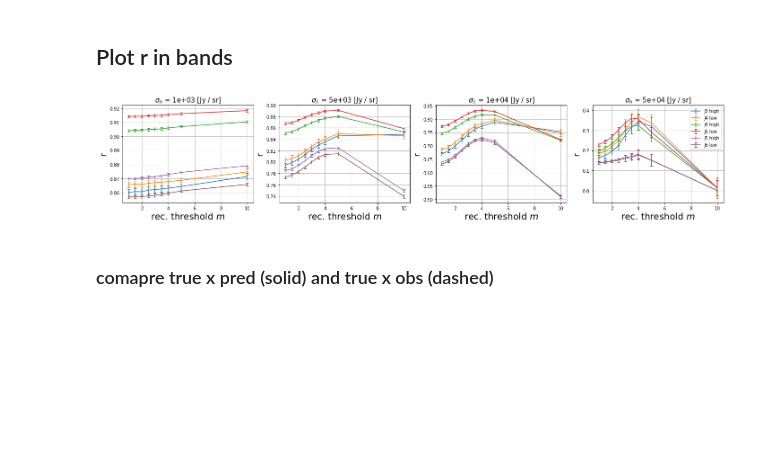
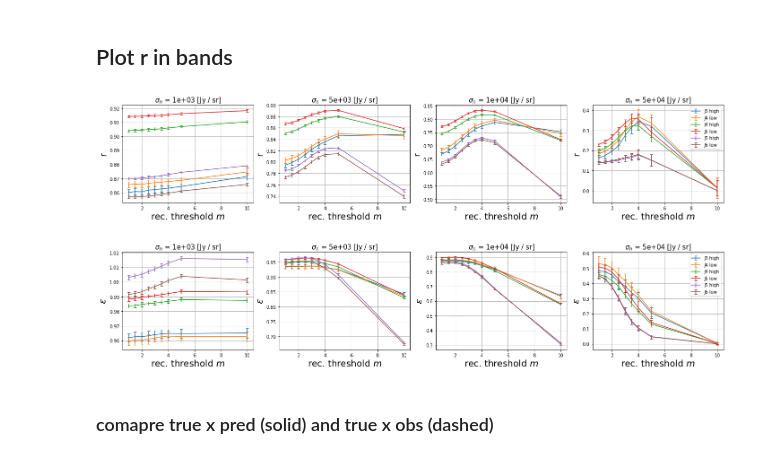
Before and after one commit to yuntingcheng/sim_cii, a Jupyter notebook: sparse_S1_gen.ipynb, the cells around one changed output. Saved outputs shown, nothing was run; the diff lists cells and outputs as text; code cells hidden in the pictures; blank space fills up the shorter version.

```diff
--- a/sparse_S1_gen.ipynb
+++ b/sparse_S1_gen.ipynb
@@ -692,6 +855,56 @@ ax[i].legend(loc = 0, fontsize = 10)
 plt.savefig('plots/paperfig/gen_r_bands.pdf', bbox_inches = 'tight', dpi = 200)
 # %% [output]
 [figure]
+# %%
+fig, ax = plt.subplots(1,4,figsize=(24,4))
+
+for i,sigI in enumerate(sigI_arr):
+    mus_list = []
+    sigs_list = []
+    for j,sig_th in enumerate(sig_th_arr):
+        Iobs_all = Itrue_all + np.random.normal(0, sigI, Itrue_all.shape)
+        Ipred_targ_arr = np.load(datadir + 'Ipred_targ_arr%d%d%d.npy'%(iNeff, i, j))
+
+        name_list = []
+        mu_list = []
+        sig_list = []
+        for jtarg in [3,4,5,6]:
+            j_idx = line_use.index(jtarg)
+            idx_vec, z_min_vec, z_max_vec, name_vec = survey_band_bins(jtarg, 'survey1')
+
+            for _, (idx,name) in enumerate(zip(idx_vec, name_vec)):
+                name_list.append(name)
+
+                mapt = Itrue_targ[j_idx, :, idx]
+                mapt = mapt - np.mean(mapt)
+                cp_arr = np.zeros(Ipred_targ_arr.shape[0])
+                for isim in range(N_sim):
+                    mapp = Ipred_targ_arr[isim, j_idx, :, idx]
+                    mapp = mapp - np.mean(mapp)
+                    if np.sum(mapt**2) > 0 and np.sum(mapp**2) > 0:
+                        cp_arr[isim] = np.sum(mapt * mapp) / np.sum(mapt**2)
+                mu_list.append(np.mean(cp_arr))
+                sig_list.append(np.std(cp_arr))
+
+        mus_list.append(mu_list)
+        sigs_list.append(sig_list)
+
+
+    mus = np.array(mus_list)
+    sigs = np.array(sigs_list)
+    for jplot in range(mus.shape[1]):
+        ax[i].errorbar(sig_th_arr,mus[:,jplot], sigs[:,jplot], fmt = '-', capsize = 3,\
+                      label = name_list[jplot])
+
+    ax[i].set_ylabel(r'$\epsilon$', fontsize = 20)
+    ax[i].set_xlabel(r'rec. threshold $m$', fontsize = 20)
+    ax[i].set_title(r'$\sigma_n$ = ' + '%.0e [Jy / sr]'%sigI, fontsize = 15)
+    ax[i].yaxis.grid()
+    ax[i].xaxis.grid()
+ax[i].legend(loc = 0, fontsize = 10)
+plt.savefig('plots/paperfig/gen_eps_bands.pdf', bbox_inches = 'tight', dpi = 200)
+# %% [output]
+[figure, added]
 # %% [markdown]
 ### comapre true x pred (solid) and true x obs (dashed)
 # %%
```
Also changed, not shown: parts of 6 cells of this notebook, 10 other files.
